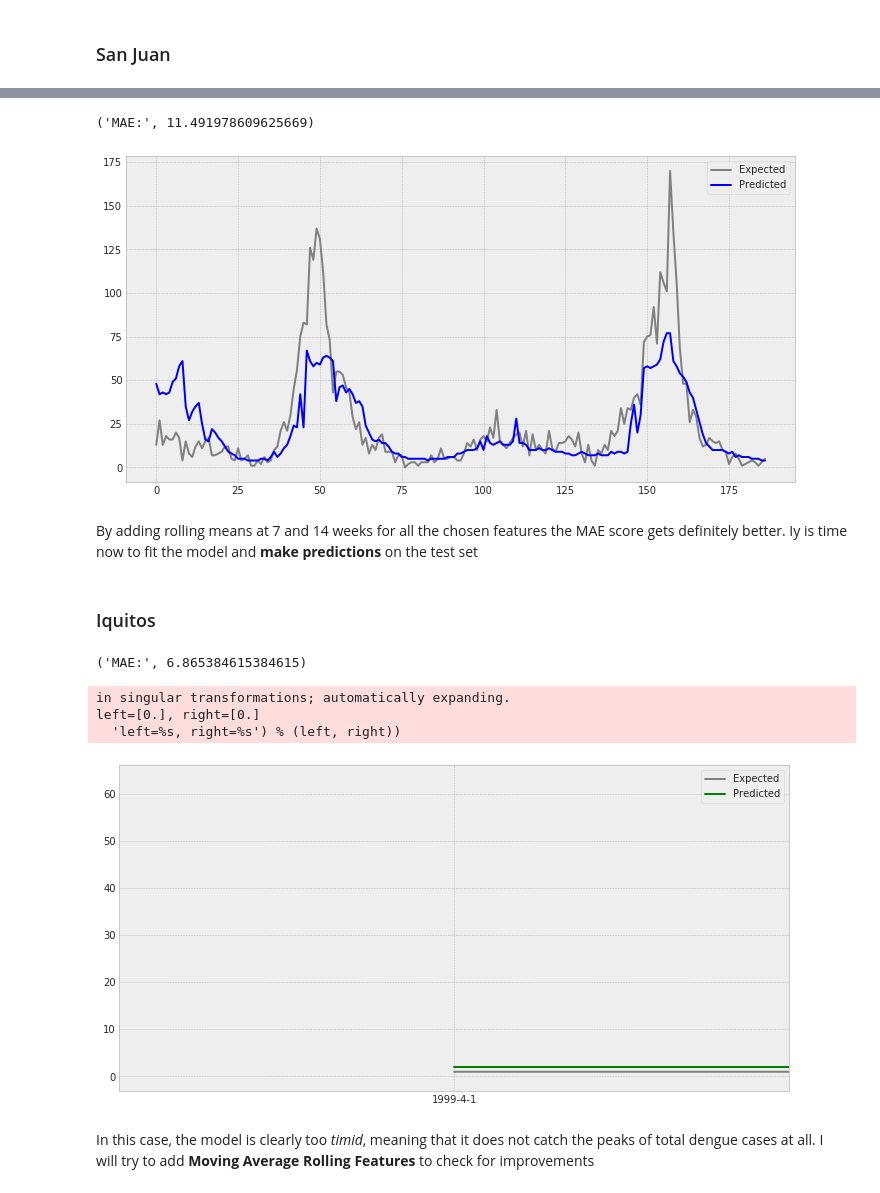
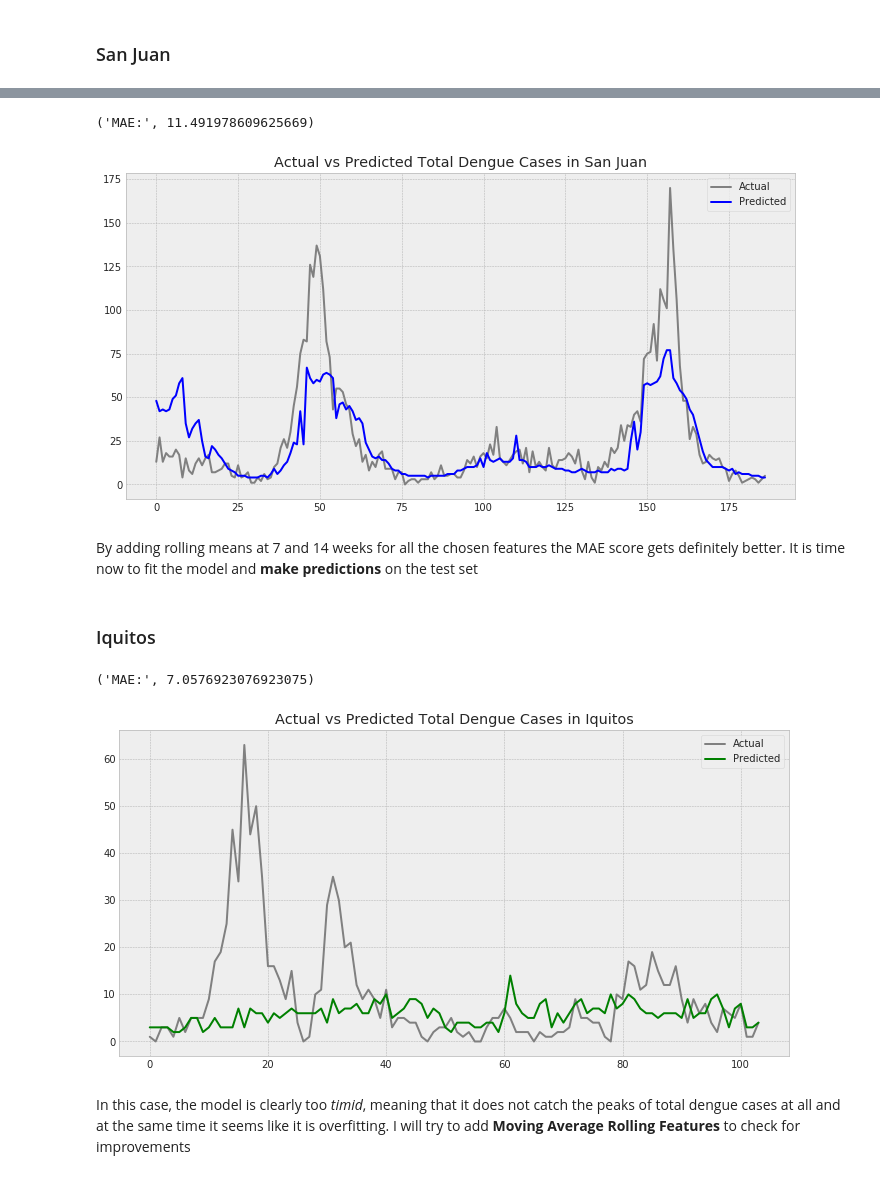
Before and after one commit to giuliamart/capstone_project_MLEN, a Jupyter notebook: DengAI_ Predicting Disease Spread.ipynb, the cells around one changed output, grey strips where cells are left out. Cells and saved outputs as stored; diff of their text form; code cells hidden in the pictures.

```diff
--- a/DengAI_ Predicting Disease Spread.ipynb
+++ b/DengAI_ Predicting Disease Spread.ipynb
@@ -767,33 +768,34 @@ df_train_sj_x, df_val_sj_x, df_train_sj_y, df_val_sj_y = train_test_split(df_tra
 # %%
 # Fit model to training data
 model = xgb.XGBRegressor(n_estimators = 1000, # number of boosted trees
                                 learning_rate = 0.001, # step size shrinkage used in update to prevent overfitting
                                 max_depth = 10,
                                 subsample = 0.8, # subsample ratio of the training set (Stochastic gradient boosting)
                                 colsample_bytree = 0.75,
                                 objective ="reg:linear"
                                 )
 model.fit(df_train_sj_x, df_train_sj_y,eval_metric='mae')
 
 # Make predictions for validation data
 y_pred = model.predict(df_val_sj_x)
 predictions = [round(value) for value in y_pred]
 
 # Evaluate predictions
 MAE = metrics.mean_absolute_error(df_val_sj_y, predictions)
 print("MAE:", MAE)
 
 # Plot expected vs predicted
 plt.figure(figsize=(12,6))
-plt.plot(df_val_sj_y, label='Expected',color='gray')
+plt.plot(df_val_sj_y, label='Actual',color='gray')
 plt.plot(predictions, label='Predicted',color='blue')
+plt.title("Actual vs Predicted Total Dengue Cases in San Juan")
 plt.legend()
 plt.show()
 # %% [output]
 ('MAE:', 11.491978609625669)
-[figure, old version]
+[figure, new version]
 # %% [markdown]
-By adding rolling means at 7 and 14 weeks for all the chosen features the MAE score gets definitely better. Iy is time now to fit the model and **make predictions** on the test set
+By adding rolling means at 7 and 14 weeks for all the chosen features the MAE score gets definitely better. It is time now to fit the model and **make predictions** on the test set
 # %%
 final_xgb_predictions_sj = model.predict(df_test_sj_x)
 # %% [markdown]
@@ -829,18 +831,16 @@ print("MAE:", MAE)
 
 # Plot expected vs preducted
 plt.figure(figsize=(12,6))
-plt.plot(df_val_iq_y, label='Expected',color='gray')
+plt.plot(df_val_iq_y, label='Actual',color='gray')
 plt.plot(predictions, label='Predicted',color='green')
+plt.title("Actual vs Predicted Total Dengue Cases in Iquitos")
 plt.legend()
 plt.show()
 # %% [output]
-('MAE:', 6.865384615384615)
+('MAE:', 7.0576923076923075)
-in singular transformations; automatically expanding.
-left=[0.], right=[0.]
-  'left=%s, right=%s') % (left, right))
-[figure, old version]
+[figure, new version]
 # %% [markdown]
-In this case, the model is clearly too _timid_, meaning that it does not catch the peaks of total dengue cases at all. I will try to add **Moving Average Rolling Features** to check for improvements
+In this case, the model is clearly too _timid_, meaning that it does not catch the peaks of total dengue cases at all and at the same time it seems like it is overfitting. I will try to add **Moving Average Rolling Features** to check for improvements
 # %%
 # Iquitos
 df_train_iq_y = df_train_iq[['total_cases']]
```
Also changed, not shown: parts of 11 cells of this notebook.
